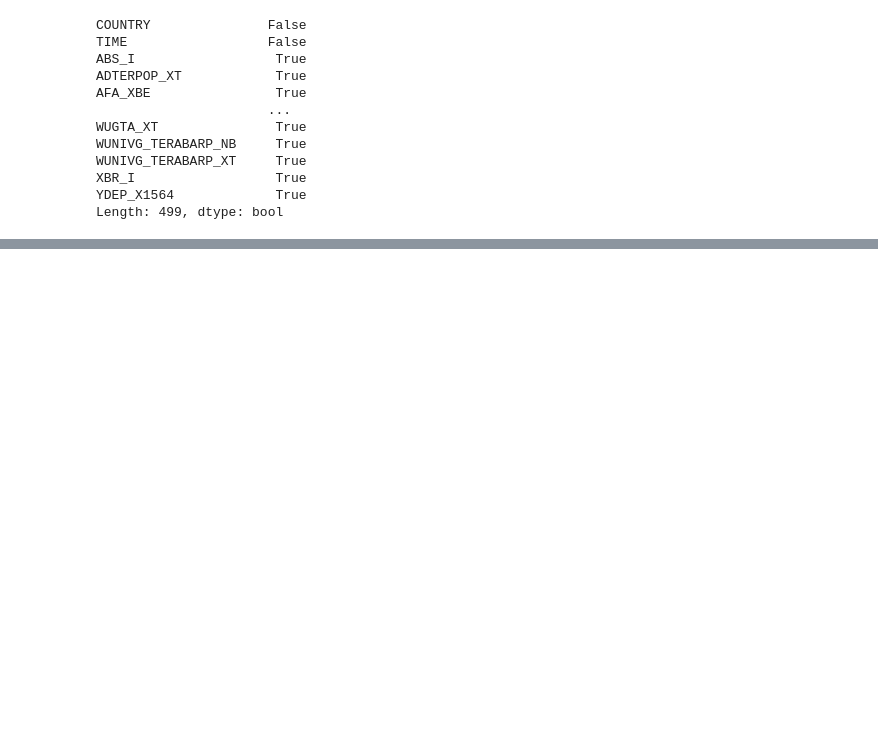
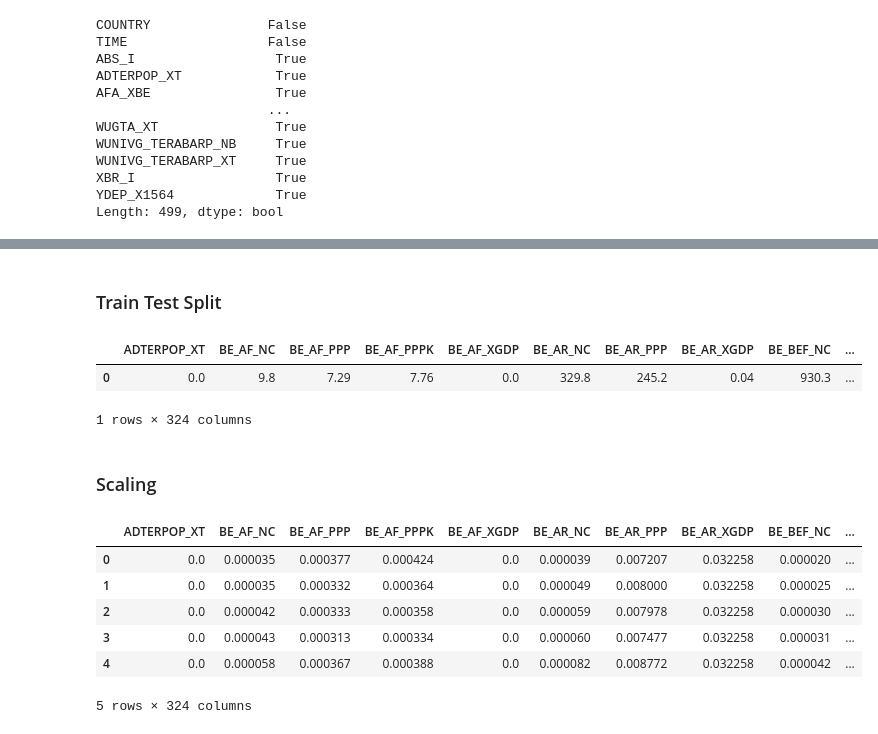
Before and after one commit to enginabdan/1_Github, a Jupyter notebook: 2_ProjectsMine/8_Science_Technology_World_2006-2015/1_Science_Technology_(PCA).ipynb, the cells around one changed output, grey strips where cells are left out. Drawn from its saved outputs; the diff is of its cells as text; code cells hidden in the pictures; blank space fills up the shorter version.

```diff
--- a/2_ProjectsMine/8_Science_Technology_World_2006-2015/1_Science_Technology_(PCA).ipynb
+++ b/2_ProjectsMine/8_Science_Technology_World_2006-2015/1_Science_Technology_(PCA).ipynb
@@ -139,0 +216,4 @@ print(len(remain_list))
+# %%
+for i in drp_cnt_lst:
+    df.drop(df[df["COUNTRY"]==i].index, inplace=True)
+df.shape
@@ -139,0 +341,25 @@ print(len(remain_list))
+# %% [markdown]
+### Train Test Split
+# %%
+X = df.drop(["COUNTRY", "TIME"], axis=1)
+X.head(1)
+# %% [output]
+|  | ADTERPOP_XT | BE_AF_NC | BE_AF_PPP | BE_AF_PPPK | BE_AF_XGDP | BE_AR_NC | BE_AR_PPP | BE_AR_XGDP | BE_BEF_NC | ... |
+| 0 | 0.0 | 9.8 | 7.29 | 7.76 | 0.0 | 329.8 | 245.2 | 0.04 | 930.3 | ... |
+1 rows × 324 columns
+# %% [markdown]
+### Scaling
+# %%
+from sklearn.preprocessing import MinMaxScaler
+scaler = MinMaxScaler()
+X_scaled = scaler.fit_transform(X)
+df_X_scaled = pd.DataFrame(X_scaled, columns=X.columns)
+df_X_scaled.head()
+# %% [output]
+|  | ADTERPOP_XT | BE_AF_NC | BE_AF_PPP | BE_AF_PPPK | BE_AF_XGDP | BE_AR_NC | BE_AR_PPP | BE_AR_XGDP | BE_BEF_NC | ... |
+| 0 | 0.0 | 0.000035 | 0.000377 | 0.000424 | 0.0 | 0.000039 | 0.007207 | 0.032258 | 0.000020 | ... |
+| 1 | 0.0 | 0.000035 | 0.000332 | 0.000364 | 0.0 | 0.000049 | 0.008000 | 0.032258 | 0.000025 | ... |
+| 2 | 0.0 | 0.000042 | 0.000333 | 0.000358 | 0.0 | 0.000059 | 0.007978 | 0.032258 | 0.000030 | ... |
+| 3 | 0.0 | 0.000043 | 0.000313 | 0.000334 | 0.0 | 0.000060 | 0.007477 | 0.032258 | 0.000031 | ... |
+| 4 | 0.0 | 0.000058 | 0.000367 | 0.000388 | 0.0 | 0.000082 | 0.008772 | 0.032258 | 0.000042 | ... |
+5 rows × 324 columns
```
Also changed, not shown: parts of 46 cells of this notebook, 1 other file.
